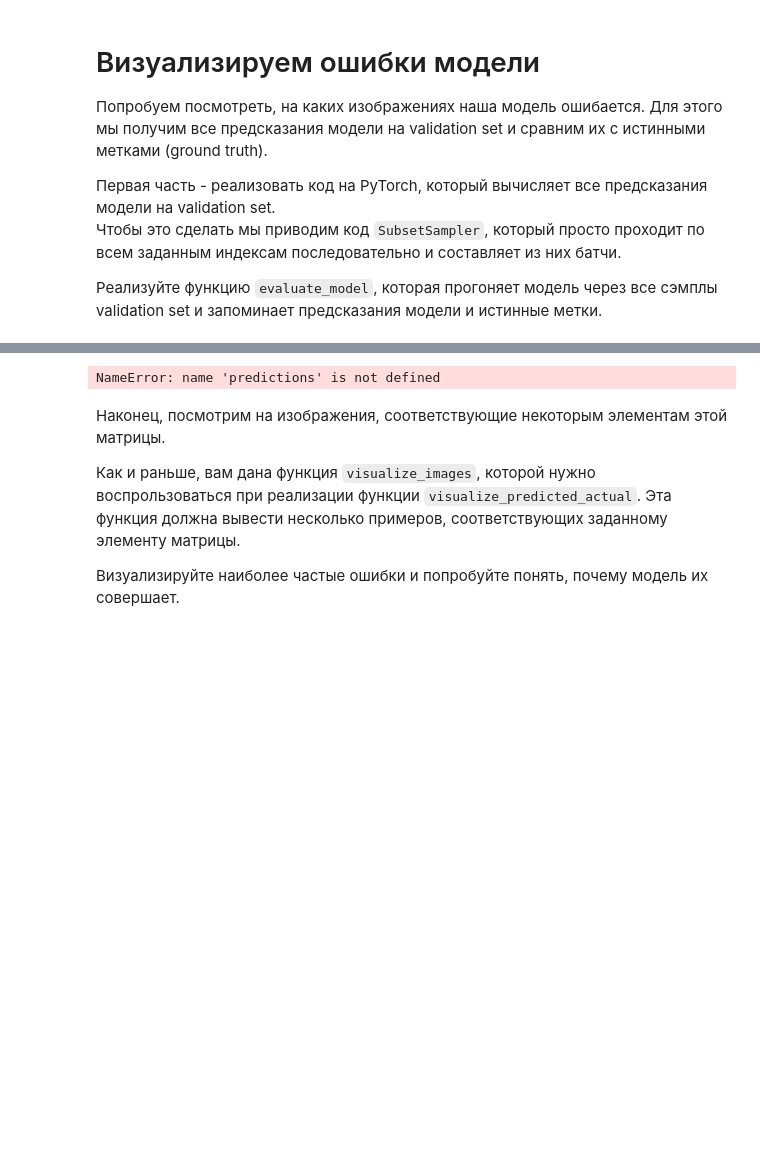
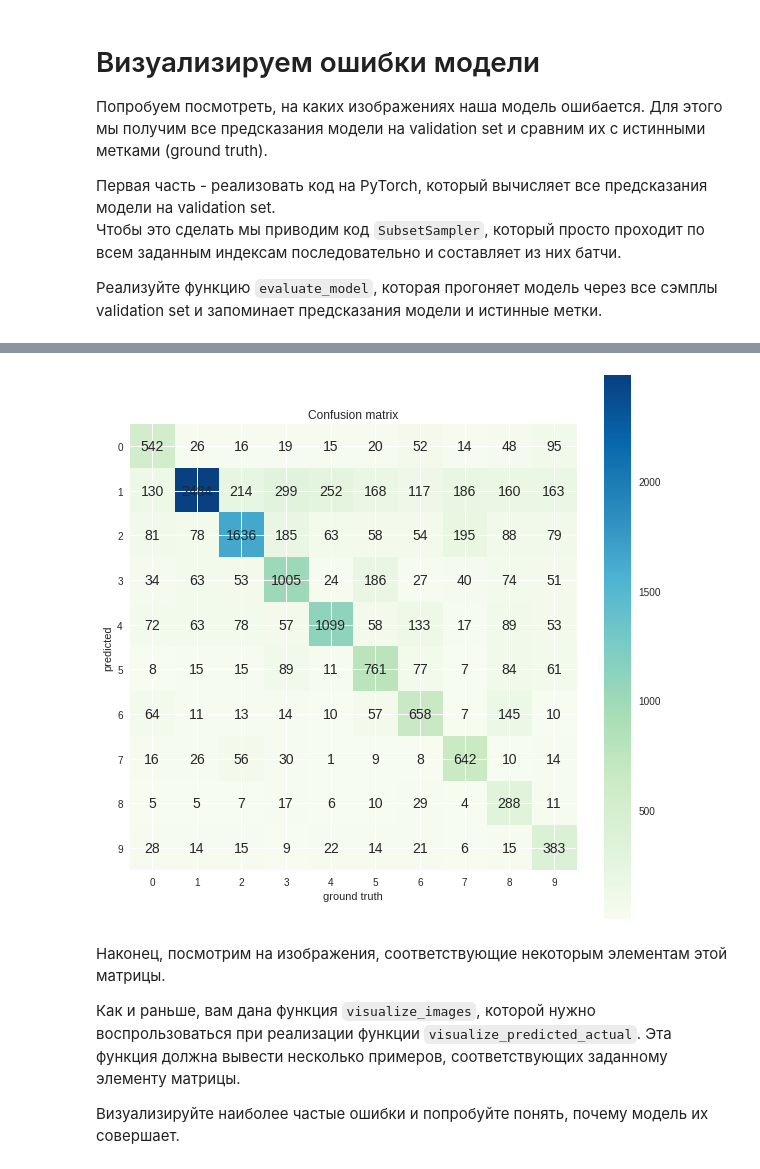
Before and after one commit to nikitakogut/dlcourse_ai, a Jupyter notebook: assignments/assignment2/PyTorch.ipynb, the cells around one changed output, grey strips where cells are left out. Cells and saved outputs as stored; diff of their text form; code cells hidden in the pictures; blank space fills up the shorter version.

```diff
--- a/assignments/assignment2/PyTorch.ipynb
+++ b/assignments/assignment2/PyTorch.ipynb
@@ -218,10 +269,23 @@ loss_history, train_history, val_history = train_model(nn_model, train_loader, v
 # Reduce your learning rate 2x every 2 epochs
 # Hint: look up learning rate schedulers in PyTorch. You might need to extend train_model function a little bit too!
 
-nn_model = nn.Sequential(
+model = nn.Sequential(
+    Flattener(),
+    nn.Linear(3*32*32, 100),
+    nn.BatchNorm1d(100),
+    nn.ReLU(inplace=True),
+    nn.Linear(100, 100),
+    nn.BatchNorm1d(100),
+    nn.ReLU(inplace=True),
+    nn.Linear(100, 10),
          )
+model.type(torch.cuda.FloatTensor)
+model.to(device)
 
-loss_history, train_history, val_history = train_model()
+optimizer = optim.SGD(model.parameters(), lr=1e-3, weight_decay=1e-2)
+scheduler = optim.lr_scheduler.LambdaLR(optimizer, lr_lambda=lambda epoch: .98**((epoch+1) // 2))
+loss_history, train_history, val_history = train_model(model, train_loader, val_loader,
+                                                       loss, optimizer, 20, scheduler)
 # %% [markdown]
 # Визуализируем ошибки модели
 
@@ -263,13 +327,23 @@ def evaluate_model(model, dataset, indices):
     # TODO: Evaluate model on the list of indices and capture predictions
     # and ground truth labels
     # Hint: SubsetSampler above could be useful!
+    #raise Exception("Not implemented")
+    sampler = SubsetSampler(indices)
+    loader = torch.utils.data.DataLoader(dataset, batch_size=batch_size, sampler=sampler)
+    predictions = []
+    ground_truth = []
+    for i_step, (x, y) in enumerate(loader):
+        x_gpu = x.to(device)
+        y_gpu = y.to(device)
 
-    raise Exception("Not implemented")
-
-    return predictions, ground_truth
+        prediction = model(x_gpu)
+        _, ind = torch.max(prediction, 1)
+        predictions += list(ind.cpu().data.numpy())
+        ground_truth += list(y.data.numpy())
+    return np.array(predictions), np.array(ground_truth)
 
 # Evaluate model on validation
-predictions, gt = evaluate_model(nn_model, data_train, val_indices)
+predictions, gt = evaluate_model(model, data_train, val_indices)
 assert len(predictions) == len(val_indices)
 assert len(gt) == len(val_indices)
 assert gt[100] == data_train[val_indices[100]][1]
@@ -303,35 +377,39 @@ def visualize_confusion_matrix(confusion_matrix):
     fig = plt.figure(figsize=(10,10))
     plt.title("Confusion matrix")
     plt.ylabel("predicted")
     plt.xlabel("ground truth")
     res = plt.imshow(confusion_matrix, cmap='GnBu', interpolation='nearest')
     cb = fig.colorbar(res)
     plt.xticks(np.arange(size))
     plt.yticks(np.arange(size))
     for i, row in enumerate(confusion_matrix):
         for j, count in enumerate(row):
             plt.text(j, i, count, fontsize=14, horizontalalignment='center', verticalalignment='center')
 
 def build_confusion_matrix(predictions, ground_truth):
     """
     Builds confusion matrix from predictions and ground truth
 
     predictions: np array of ints, model predictions for all validation samples
     ground_truth: np array of ints, ground truth for all validation samples
 
     Returns:
     np array of ints, (10,10), counts of samples for predicted/ground_truth classes
     """
 
     confusion_matrix = np.zeros((10,10), np.int)
 
     # TODO: Implement filling the prediction matrix
-    return np.array([[40, 2, 3], [10, 50,0], [0, 2, 80]])
+    data = np.vstack((predictions, ground_truth)).T
+    for i in range(10):
+        for j in range(10):
+            confusion_matrix[i][j] = len(data[(data[:, 0] == i) & (data[:, 1] == j)])
+    return confusion_matrix
 
 confusion_matrix = build_confusion_matrix(predictions, gt)
 visualize_confusion_matrix(confusion_matrix)
 # %% [output]
-NameError: name 'predictions' is not defined
+[figure, added]
 # %% [markdown]
 Наконец, посмотрим на изображения, соответствующие некоторым элементам этой матрицы.
 
```
Also changed, not shown: parts of 20 cells of this notebook.
